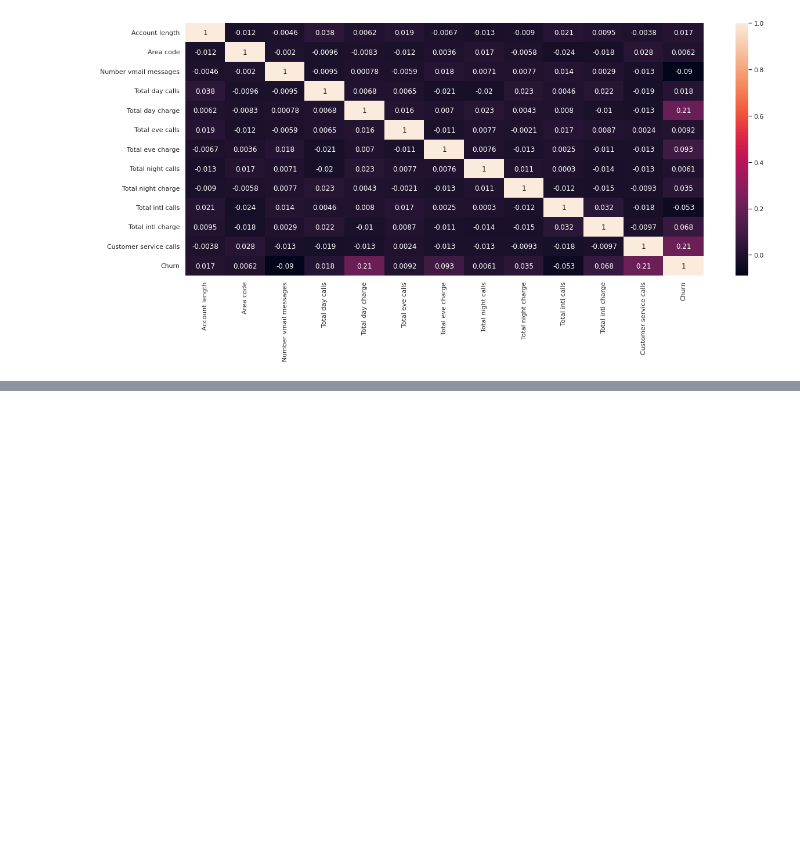
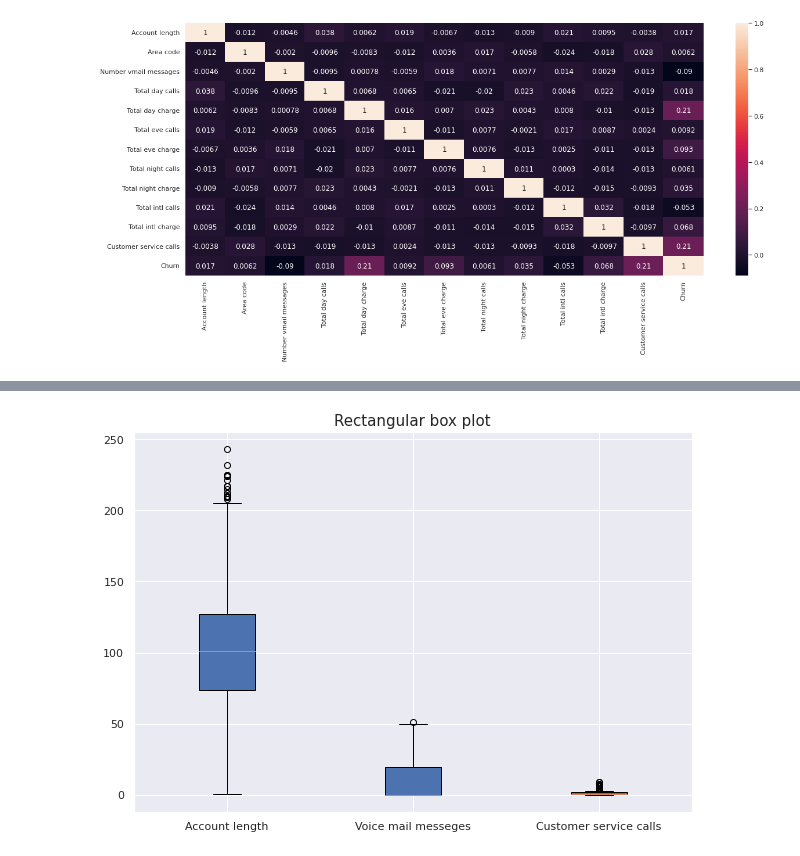
Before and after one commit to Ruchika810/EDA-Telecom-Churn, a Jupyter notebook: EDA_Notebook.ipynb, the cells around one changed output, grey strips where cells are left out. Cells and saved outputs as stored; diff of their text form; code cells hidden in the pictures; blank space fills up the shorter version.

```diff
--- a/EDA_Notebook.ipynb
+++ b/EDA_Notebook.ipynb
@@ -317,0 +329,8 @@ sns.heatmap(df1.corr(),annot=True)
+# %%
+fig = plt.figure(figsize =(10, 7))
+labels = ['Account length', 'Voice mail messeges', 'Customer service calls']
+plt.boxplot((df['Account length'],df['Number vmail messages'],df['Customer service calls']),patch_artist=True,labels=labels)
+plt.title('Rectangular box plot',size=15)
+plt.show()
+# %% [output]
+[figure, added]
```
Also changed, not shown: parts of 8 cells of this notebook.
